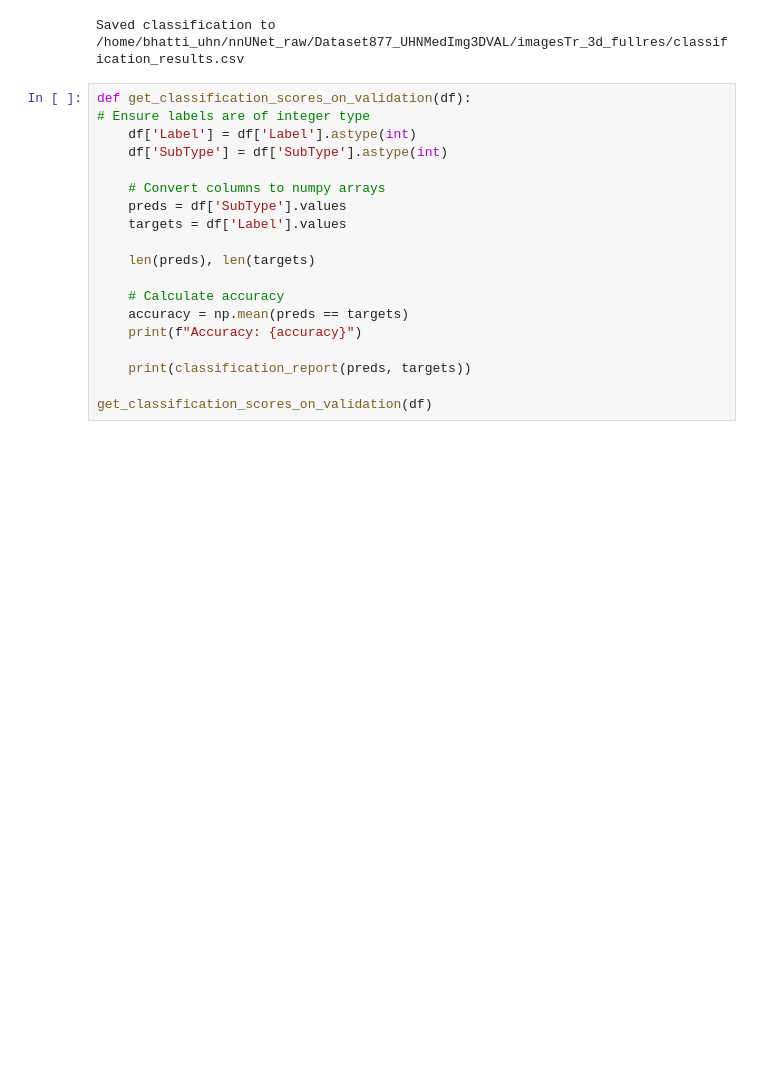
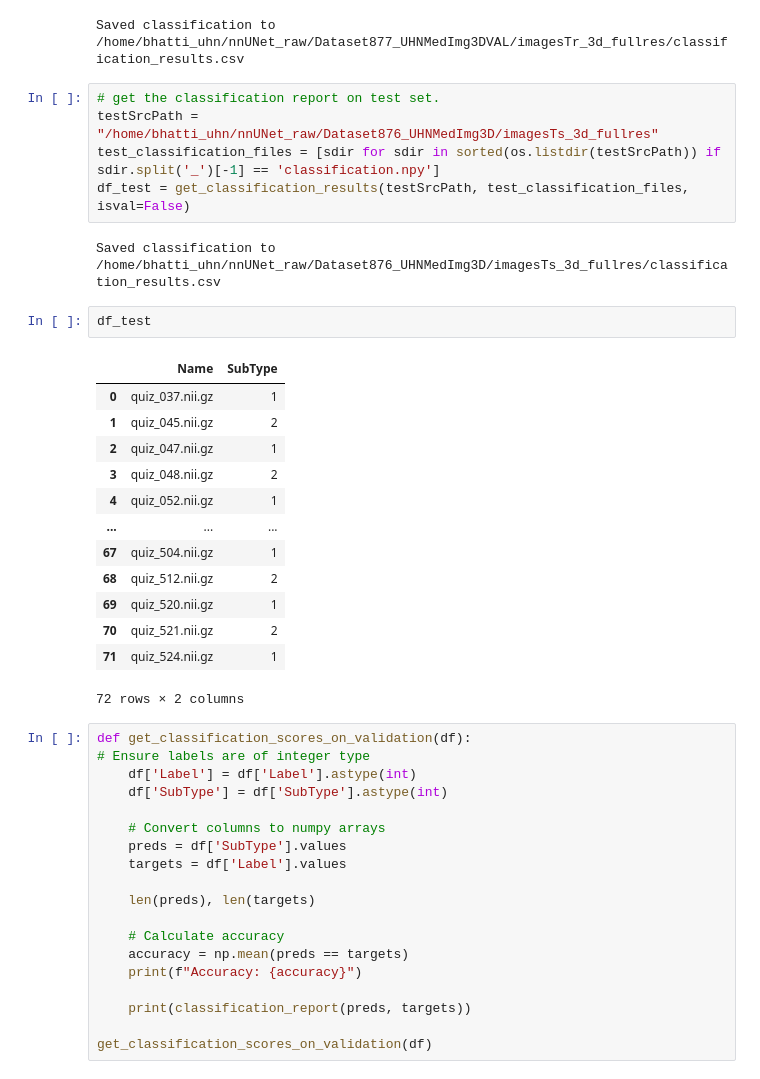
Before and after one commit to Xpiee/nnU-net, a Jupyter notebook: exp_01_val.ipynb, the cells around one changed output. Cells and saved outputs as stored; diff of their text form; blank space fills up the shorter version.

Commit message:
validation results

```diff
--- a/exp_01_val.ipynb
+++ b/exp_01_val.ipynb
@@ -69,6 +69,29 @@ classification_files = [sdir for sdir in sorted(os.listdir(valSrcPath)) if sdir.
 df = get_classification_results(valSrcPath, classification_files)
 # %% [output]
 Saved classification to /home/bhatti_uhn/nnUNet_raw/Dataset877_UHNMedImg3DVAL/imagesTr_3d_fullres/classification_results.csv
+# %%
+# get the classification report on test set.
+testSrcPath = "/home/bhatti_uhn/nnUNet_raw/Dataset876_UHNMedImg3D/imagesTs_3d_fullres"
+test_classification_files = [sdir for sdir in sorted(os.listdir(testSrcPath)) if sdir.split('_')[-1] == 'classification.npy']
+df_test = get_classification_results(testSrcPath, test_classification_files, isval=False)
+# %% [output]
+Saved classification to /home/bhatti_uhn/nnUNet_raw/Dataset876_UHNMedImg3D/imagesTs_3d_fullres/classification_results.csv
+# %%
+df_test
+# %% [output]
+|  | Name | SubType |
+| 0 | quiz_037.nii.gz | 1 |
+| 1 | quiz_045.nii.gz | 2 |
+| 2 | quiz_047.nii.gz | 1 |
+| 3 | quiz_048.nii.gz | 2 |
+| 4 | quiz_052.nii.gz | 1 |
+| ... | ... | ... |
+| 67 | quiz_504.nii.gz | 1 |
+| 68 | quiz_512.nii.gz | 2 |
+| 69 | quiz_520.nii.gz | 1 |
+| 70 | quiz_521.nii.gz | 2 |
+| 71 | quiz_524.nii.gz | 1 |
+72 rows × 2 columns
 # %%
 def get_classification_scores_on_validation(df):
 # Ensure labels are of integer type
```
Also changed, not shown: 1 other file.
